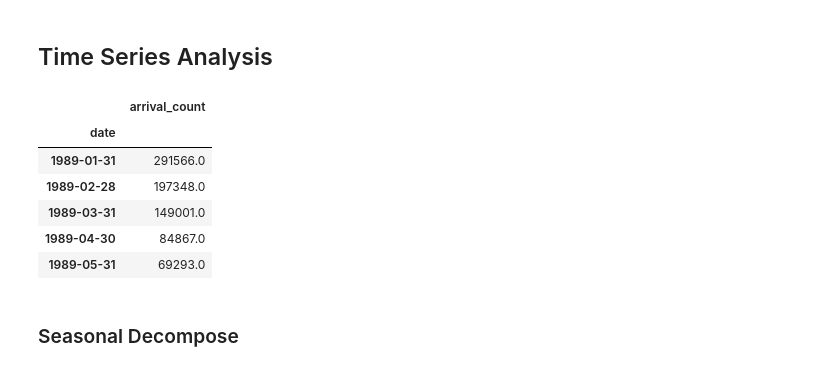
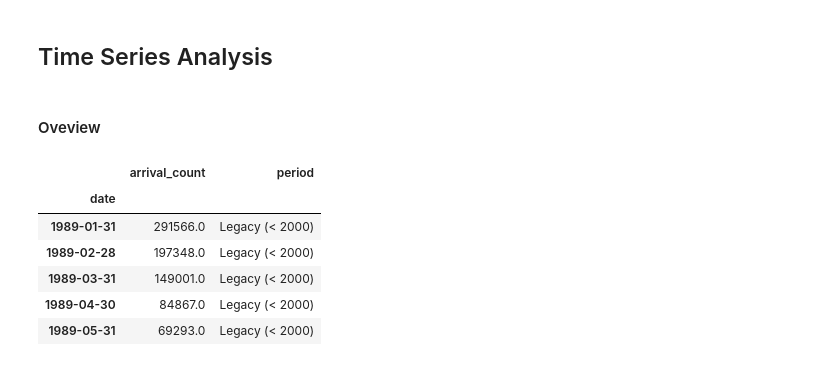
Before and after one commit to Gbrlmoraes/brazil_tourism_forecasting_benchmark, a Jupyter notebook: notebooks/3_exploratory_data_analysis.ipynb, the cells around one changed output. Saved outputs shown, nothing was run; the diff lists cells and outputs as text; code cells hidden in the pictures.

Commit message:
feat: evolving time series analysis with trend and seasonal analysis

```diff
--- a/notebooks/3_exploratory_data_analysis.ipynb
+++ b/notebooks/3_exploratory_data_analysis.ipynb
@@ -726,16 +730,30 @@ plt.tight_layout()
 [figure]
 # %% [markdown]
 ## Time Series Analysis
+# %% [markdown]
+#### Oveview
 # %%
 monthly_df = df[['arrival_count']].resample('ME').sum()
+
+
+def assign_period(date):
+    if date < pd.Timestamp('2000-01-01'):
+        return 'Legacy (< 2000)'
+    elif date < COVID_START:
+        return 'Pre-Pandemic (2000–2019)'
+    elif date <= COVID_END:
+        return 'Pandemic (2020–2021)'
+    else:
+        return 'Post-Pandemic (2022+)'
+
+
+monthly_df['period'] = monthly_df.index.map(assign_period)
 monthly_df.head()
 # %% [output]
-|  | arrival_count |
-| date |  |
-| 1989-01-31 | 291566.0 |
-| 1989-02-28 | 197348.0 |
-| 1989-03-31 | 149001.0 |
-| 1989-04-30 | 84867.0 |
-| 1989-05-31 | 69293.0 |
+|  | arrival_count | period |
+| date |  |  |
+| 1989-01-31 | 291566.0 | Legacy (< 2000) |
+| 1989-02-28 | 197348.0 | Legacy (< 2000) |
+| 1989-03-31 | 149001.0 | Legacy (< 2000) |
+| 1989-04-30 | 84867.0 | Legacy (< 2000) |
+| 1989-05-31 | 69293.0 | Legacy (< 2000) |
-# %% [markdown]
-### Seasonal Decompose
```
Also changed, not shown: parts of 16 cells of this notebook.
